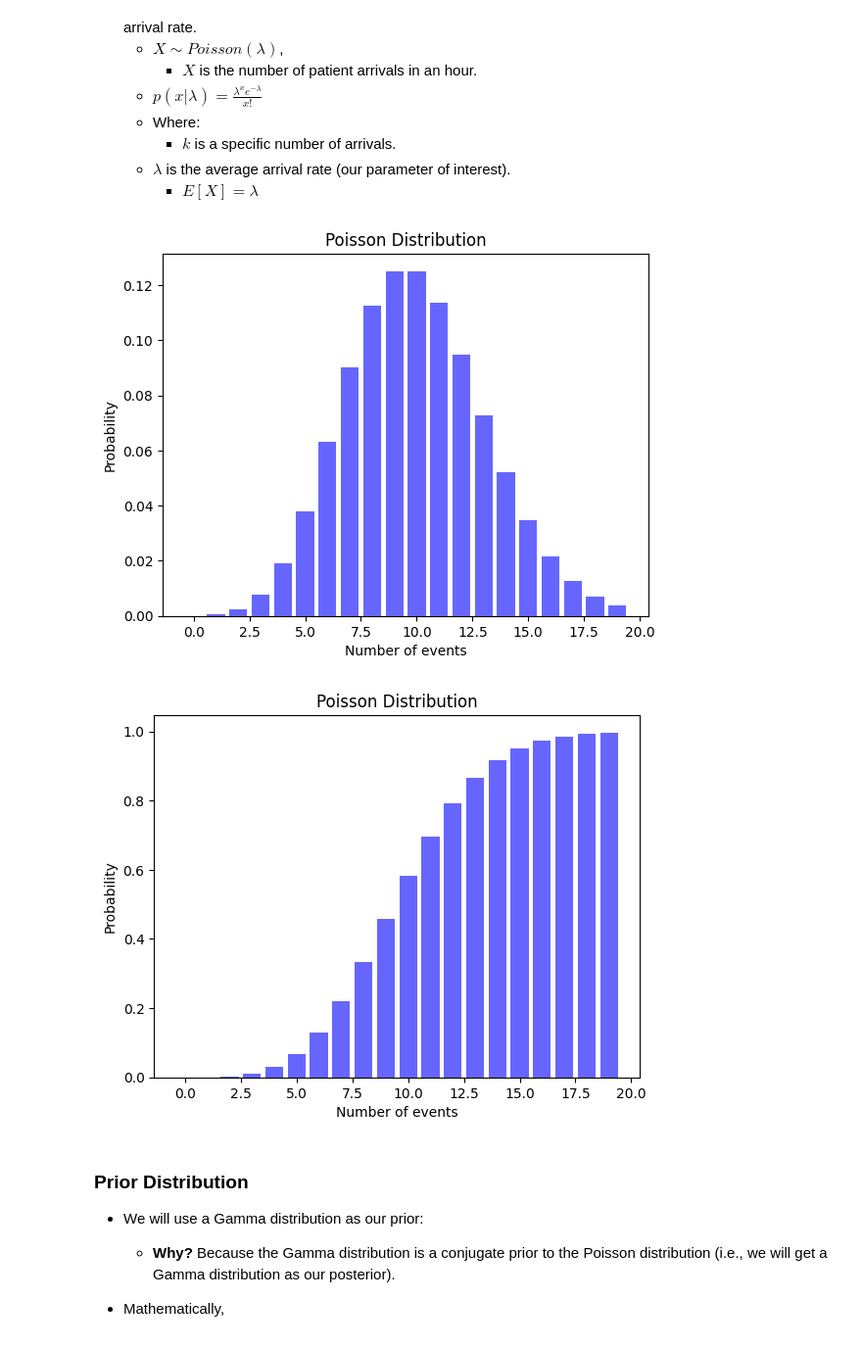
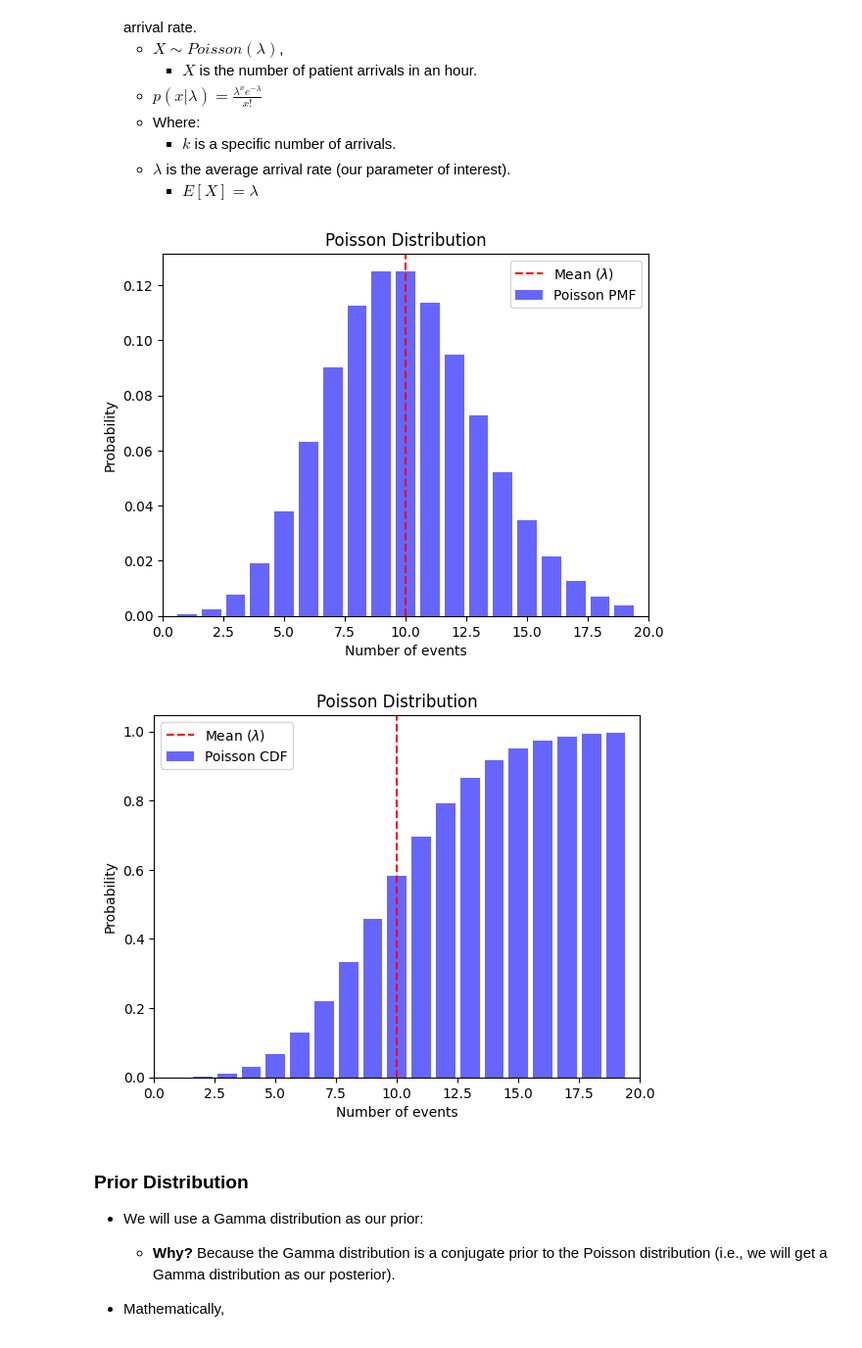
Before and after one commit to iurteagalab/stats_for_ai, a Jupyter notebook: labs_full/lab_03_bayes_full.ipynb, the cells around one changed output. Shown at 98% size. Drawn from its saved outputs; the diff is of its cells as text; code cells hidden in the pictures.

```diff
--- a/labs_full/lab_03_bayes_full.ipynb
+++ b/labs_full/lab_03_bayes_full.ipynb
@@ -59,28 +59,38 @@ plt.bar(
     align='center',
     label='Poisson PMF'
 )
+# Plot the mean of the distribution
+plt.axvline(poisson_lambda, color='red', linestyle='--', label='Mean ($\lambda$)')
+plt.legend()
+# Tight x-axis
+plt.xlim(min(x), max(x)+1)
 plt.xlabel('Number of events')
 plt.ylabel('Probability')
 plt.title('Poisson Distribution')
 plt.show()
 # %% [output]
-[figure, old version]
+[figure, new version]
 # %%
 # Plot the CDF
 plt.bar(
     x,
     poisson_dist.cdf(x),
     color='blue',
     alpha=0.6,
     align='center',
     label='Poisson CDF',
 )
+# Plot the mean of the distribution
+plt.axvline(poisson_lambda, color='red', linestyle='--', label='Mean ($\lambda$)')
+plt.legend()
+# Tight x-axis
+plt.xlim(min(x), max(x)+1)
 plt.xlabel('Number of events')
 plt.ylabel('Probability')
 plt.title('Poisson Distribution')
 plt.show()
 # %% [output]
-[figure, old version]
+[figure, new version]
 # %% [markdown]
 ### Prior Distribution
 
```
Also changed, not shown: parts of 31 cells of this notebook, 1 other file.
